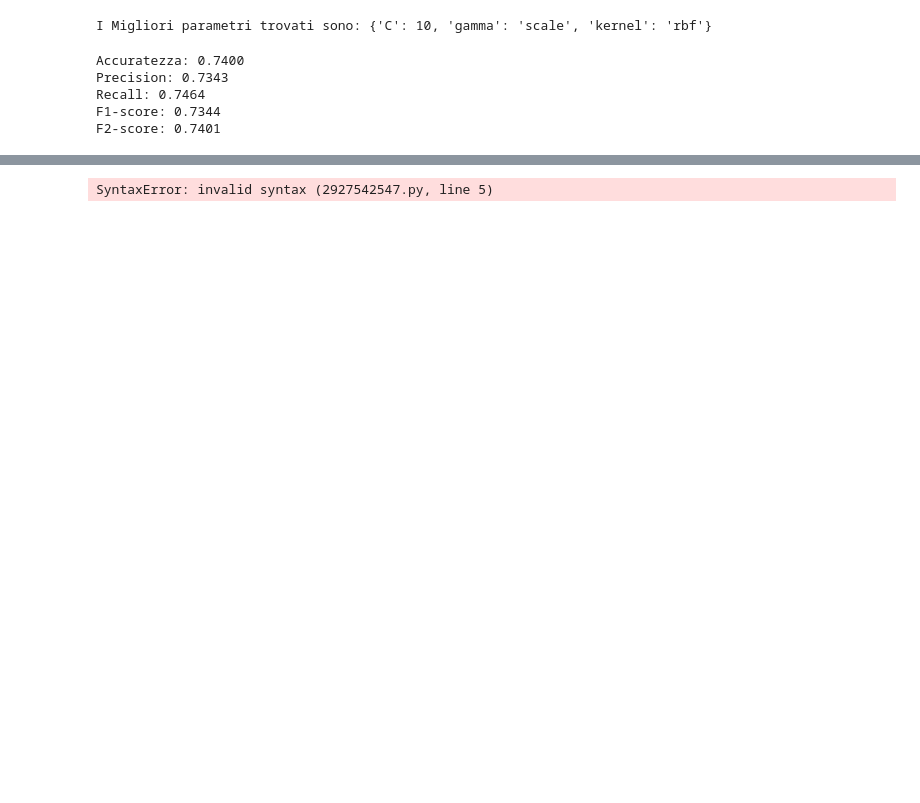
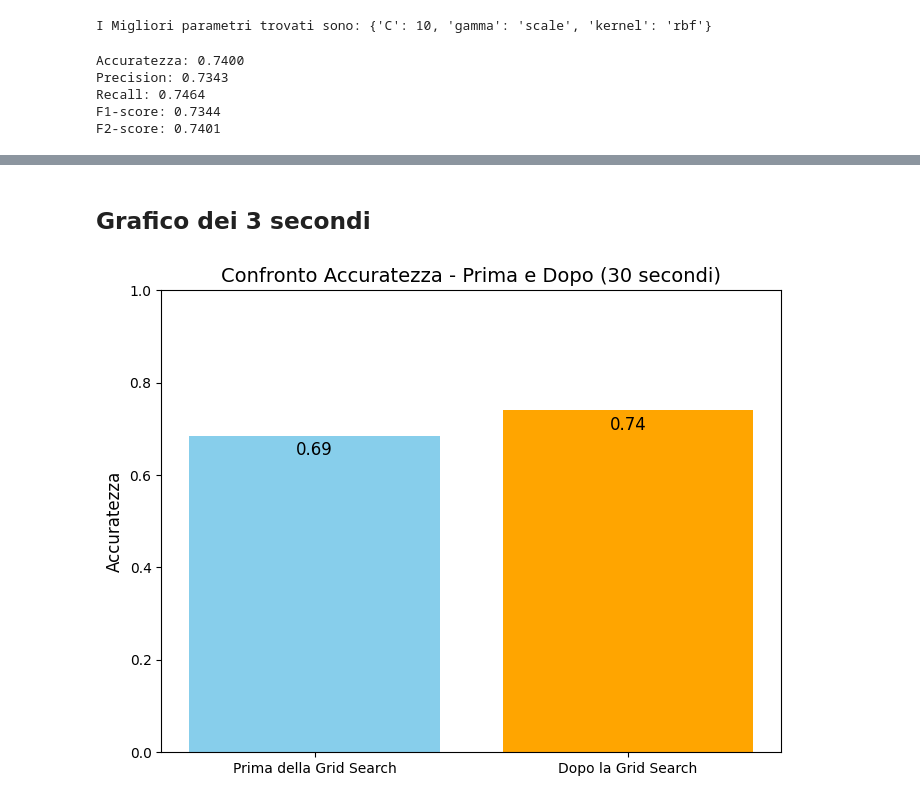
Before and after one commit to DavideOrienti/Progetto-MachineLearning, a Jupyter notebook: svm.ipynb, the cells around one changed output, grey strips where cells are left out. Drawn from its saved outputs; the diff is of its cells as text; code cells hidden in the pictures; blank space fills up the shorter version.

```diff
--- a/svm.ipynb
+++ b/svm.ipynb
@@ -191,46 +133,6 @@ plt.show()
-# %%
-import matplotlib.pyplot as plt
-
-# Valori di accuratezza (esempio, sostituire con i tuoi dati)
-before_3 = before_3sec  # Accuratezza prima della Grid Search per 3 secondi
-after_3 =after_3sec de  # Accuratezza dopo la Grid Search per 3 secondi
-
-before_30sec =before  # Accuratezza prima della Grid Search per 30 secondi
-after_30sec = after   # Accuratezza dopo la Grid Search per 30 secondi
-
-# Etichette per le categorie
-labels = ['3 secondi', '30 secondi']
-
-# Accuratezze da plottare
-before_ = [before_3, before_30sec]
-after_ = [after_3, after_30sec]
-
-# Creazione del grafico a barre
-fig, ax = plt.subplots(figsize=(10, 6))
-
-# Posizione delle barre
-x = range(len(labels))  # Posizioni delle etichette
-width = 0.3  # Larghezza delle barre
-
-# Creazione delle barre per i "prima" e "dopo"
-bars_before = ax.bar([pos - width/2 for pos in x], before, width, label='Prima della Grid Search', color='skyblue')
-bars_after = ax.bar([pos + width/2 for pos in x], after, width, label='Dopo la Grid Search', color='orange')
-
-# Aggiungere le annotazioni dei valori sopra le barre
-for bar in bars_before + bars_after:
-    ax.text(bar.get_x() + bar.get_width()/2, bar.get_height() - 0.05,
-            f'{bar.get_height():.2f}', ha='center', va='bottom', fontsize=12, color='black')
-
-# Titolo e etichette
-plt.title('Confronto Accuratezza - Prima e Dopo Grid Search', fontsize=14)
-plt.ylabel('Accuratezza', fontsize=12)
-plt.xticks(x, labels)  # Etichettare le posizioni sull'asse x
-plt.ylim(0, 1)  # Limiti dell'asse y per visualizzare i risultati in scala
-
-# Aggiungere la legenda
-plt.legend()
-
-# Mostra il grafico
-plt.show()
-# %% [output]
-SyntaxError: invalid syntax (2927542547.py, line 5)
+# %% [markdown]
+<h2> Grafico dei 3 secondi
+# %%
+Grafico_Before_After(before_3sec,after_3sec)
+# %% [output]
+[figure, added]
```
Also changed, not shown: parts of 11 cells of this notebook, 2 other files.
